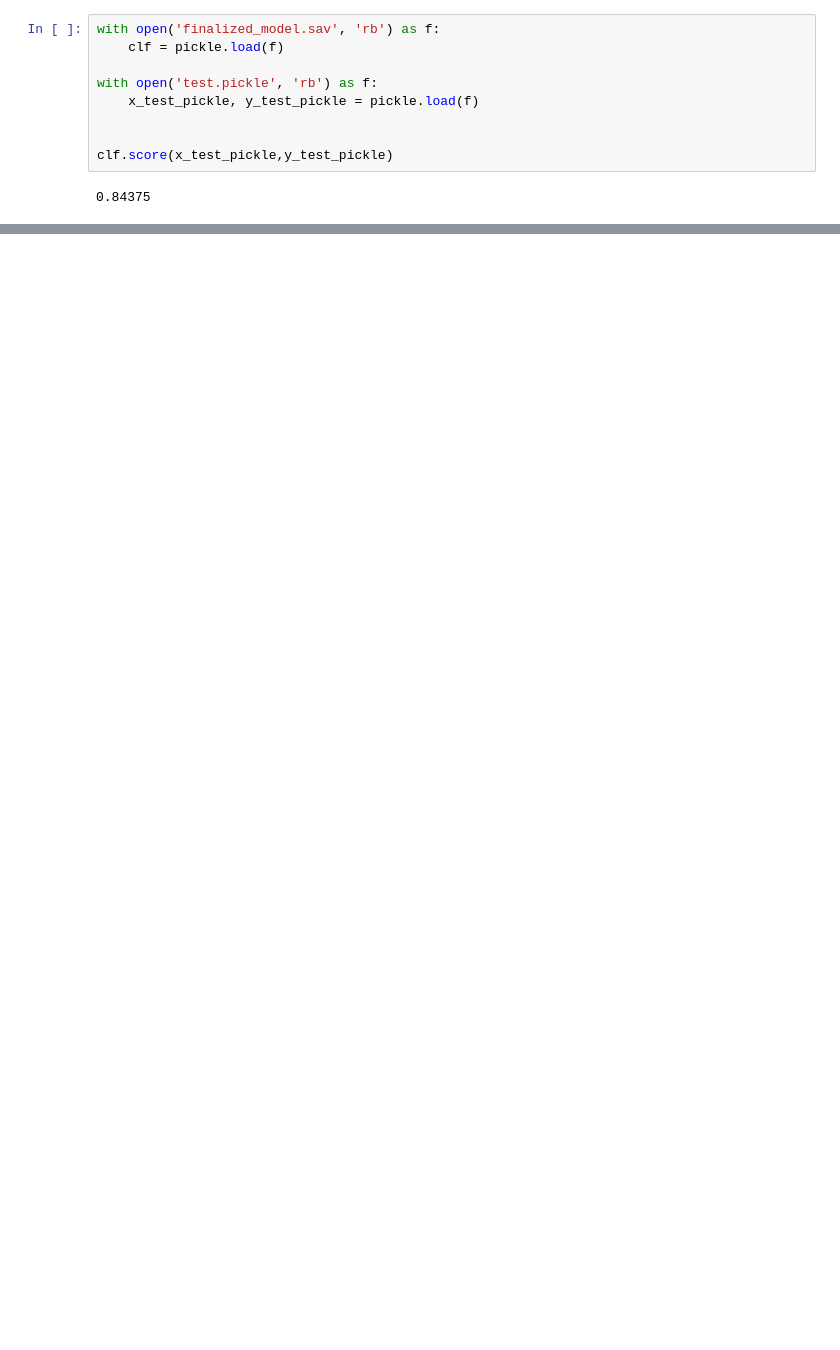
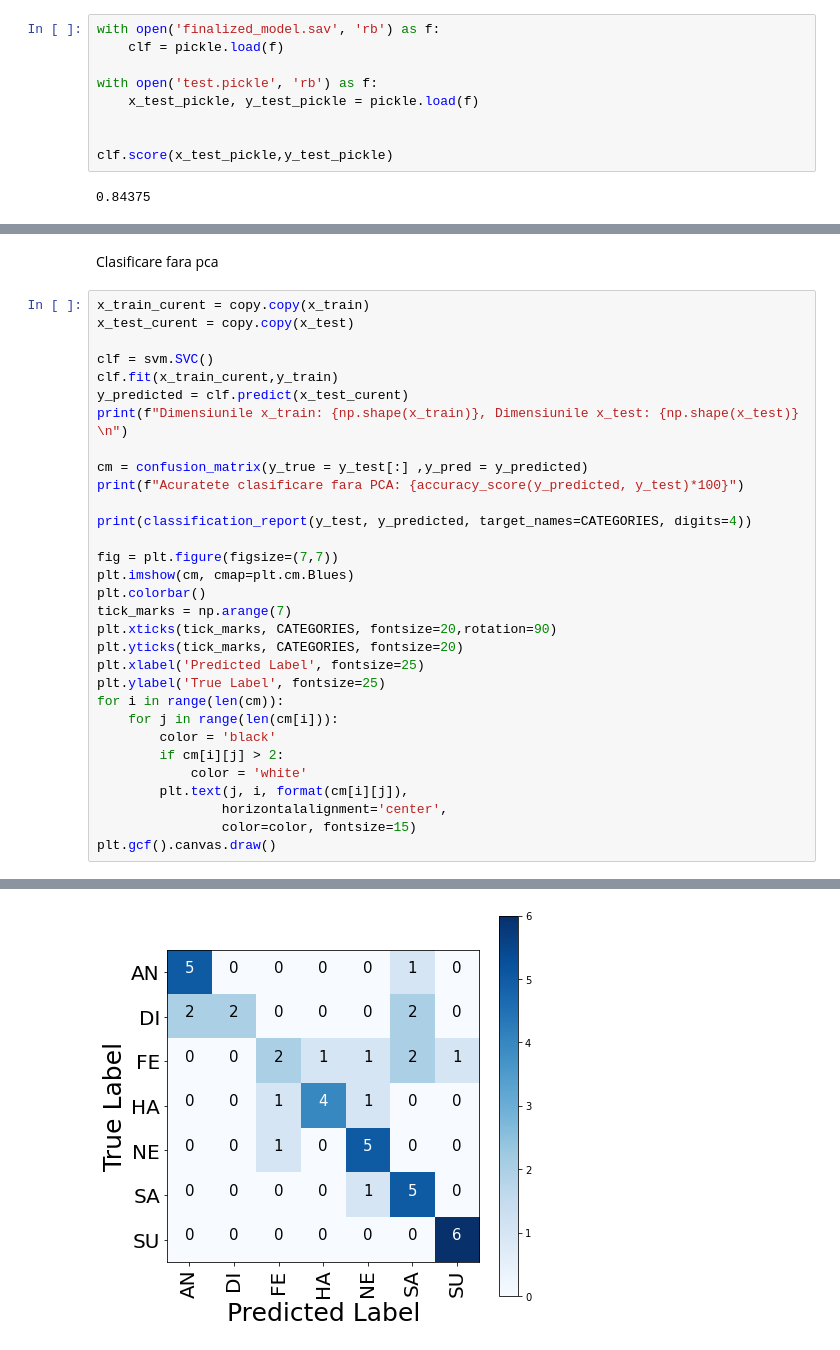
Before and after one commit to ionut-girla/Proiect_IC1, a Jupyter notebook: Proiect.ipynb, the cells around one changed output, grey strips where cells are left out. Saved outputs shown, nothing was run; the diff lists cells and outputs as text; blank space fills up the shorter version.

```diff
--- a/Proiect.ipynb
+++ b/Proiect.ipynb
@@ -336,0 +456,34 @@ clf.score(x_test_pickle,y_test_pickle)
+# %% [markdown]
+Clasificare fara pca
+# %%
+x_train_curent = copy.copy(x_train)
+x_test_curent = copy.copy(x_test)
+
+clf = svm.SVC()
+clf.fit(x_train_curent,y_train)
+y_predicted = clf.predict(x_test_curent)
+print(f"Dimensiunile x_train: {np.shape(x_train)}, Dimensiunile x_test: {np.shape(x_test)} \n")
+
+cm = confusion_matrix(y_true = y_test[:] ,y_pred = y_predicted)
+print(f"Acuratete clasificare fara PCA: {accuracy_score(y_predicted, y_test)*100}")
+
+print(classification_report(y_test, y_predicted, target_names=CATEGORIES, digits=4))
+
+fig = plt.figure(figsize=(7,7))
+plt.imshow(cm, cmap=plt.cm.Blues)
+plt.colorbar()
+tick_marks = np.arange(7)
+plt.xticks(tick_marks, CATEGORIES, fontsize=20,rotation=90)
+plt.yticks(tick_marks, CATEGORIES, fontsize=20)
+plt.xlabel('Predicted Label', fontsize=25)
+plt.ylabel('True Label', fontsize=25)
+for i in range(len(cm)):
+    for j in range(len(cm[i])):
+        color = 'black'
+        if cm[i][j] > 2:
+            color = 'white'
+        plt.text(j, i, format(cm[i][j]),
+                horizontalalignment='center',
+                color=color, fontsize=15)
+plt.gcf().canvas.draw()
+# %% [output]
@@ -336,0 +506 @@ clf.score(x_test_pickle,y_test_pickle)
+[figure, added]
```
Also changed, not shown: parts of 31 cells of this notebook.
